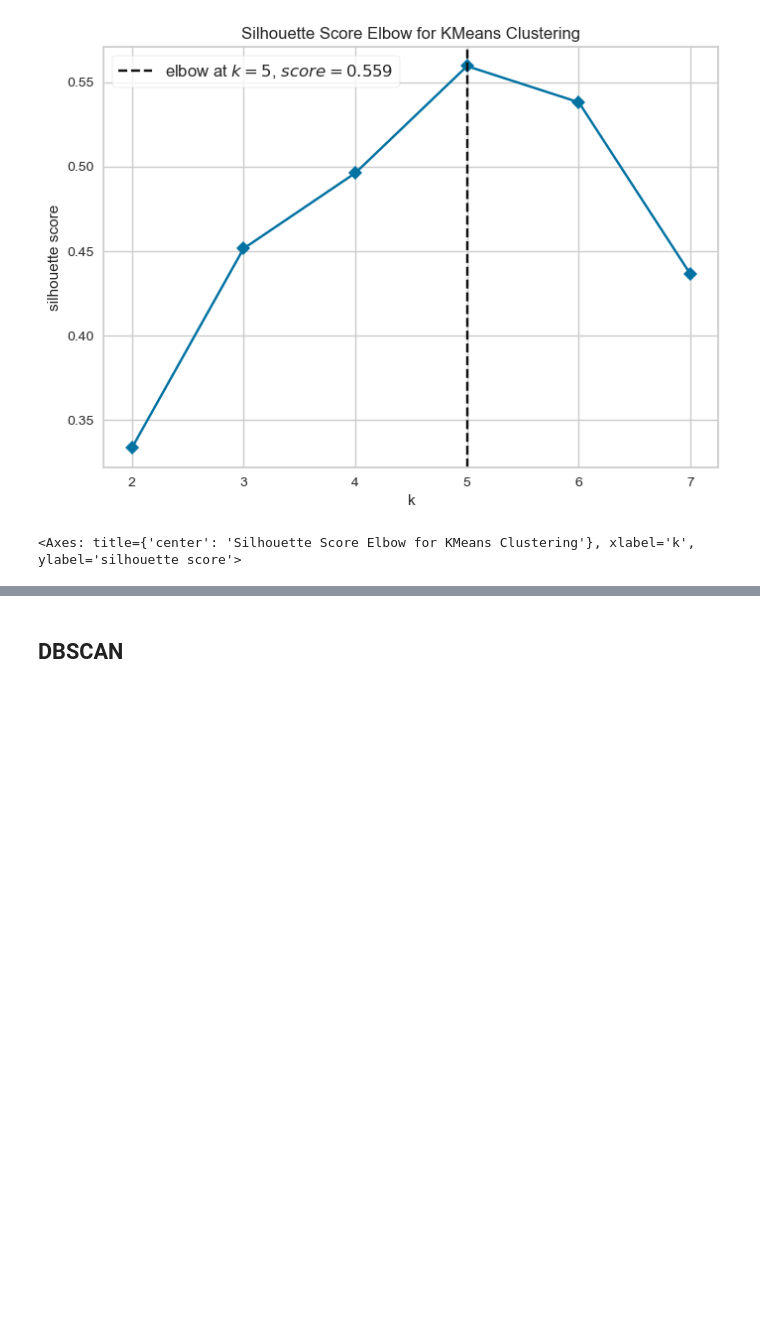
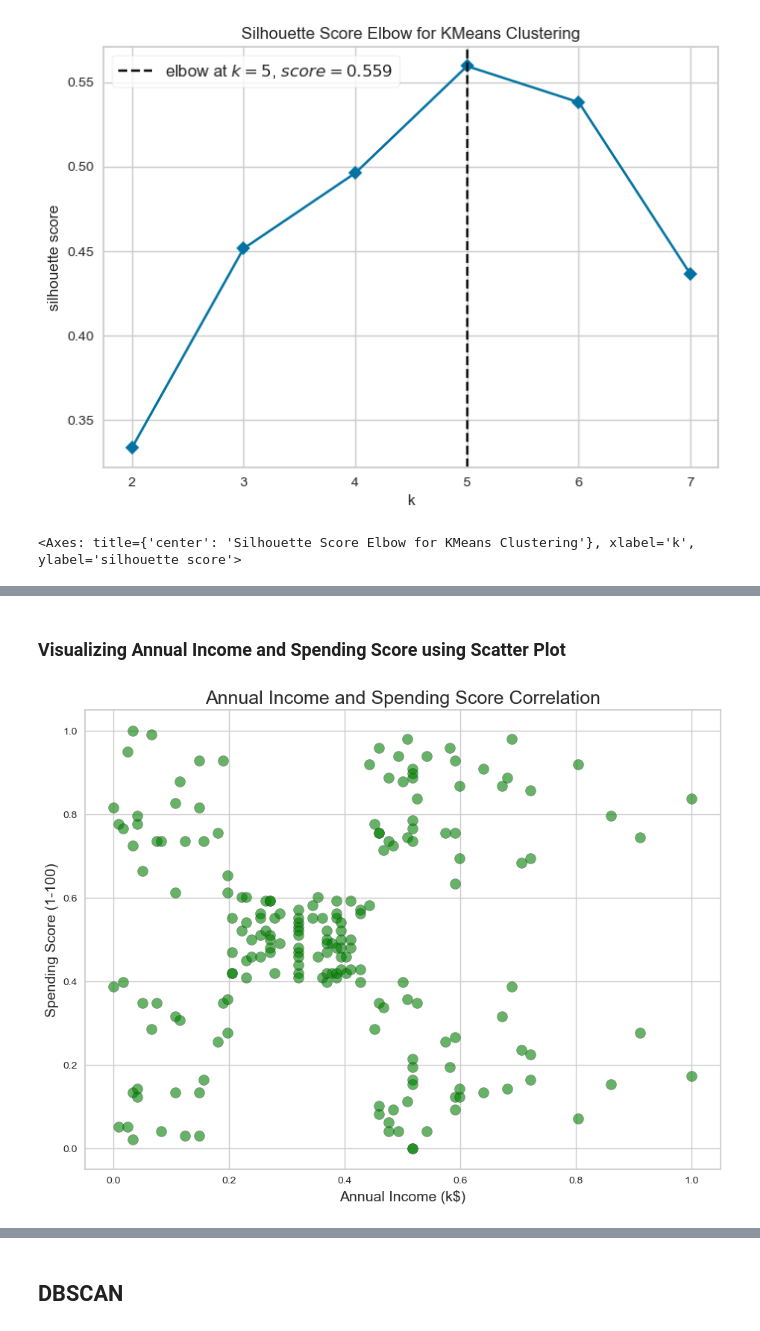
Before and after one commit to FahmaZuaf/Proses_Clustering, a Jupyter notebook: Proses Clustering.ipynb, the cells around one changed output, grey strips where cells are left out. Saved outputs shown, nothing was run; the diff lists cells and outputs as text; code cells hidden in the pictures; blank space fills up the shorter version.

```diff
--- a/Proses Clustering.ipynb
+++ b/Proses Clustering.ipynb
@@ -173,0 +217,12 @@ plt.show()
+# %% [markdown]
+### Visualizing Annual Income and Spending Score using Scatter Plot
+# %%
+plt.figure(figsize=(11,8))
+plt.title("Annual Income and Spending Score Correlation",fontsize=18)
+plt.xlabel ("Annual Income (k$)",fontsize=14)
+plt.ylabel ("Spending Score (1-100)",fontsize=14)
+plt.grid(True)
+plt.scatter(df['Annual Income (k$)'],df['Spending Score (1-100)'],color='green',edgecolor='k',alpha=0.6, s=100)
+plt.show()
+# %% [output]
+[figure, added]
```
Also changed, not shown: parts of 18 cells of this notebook.
